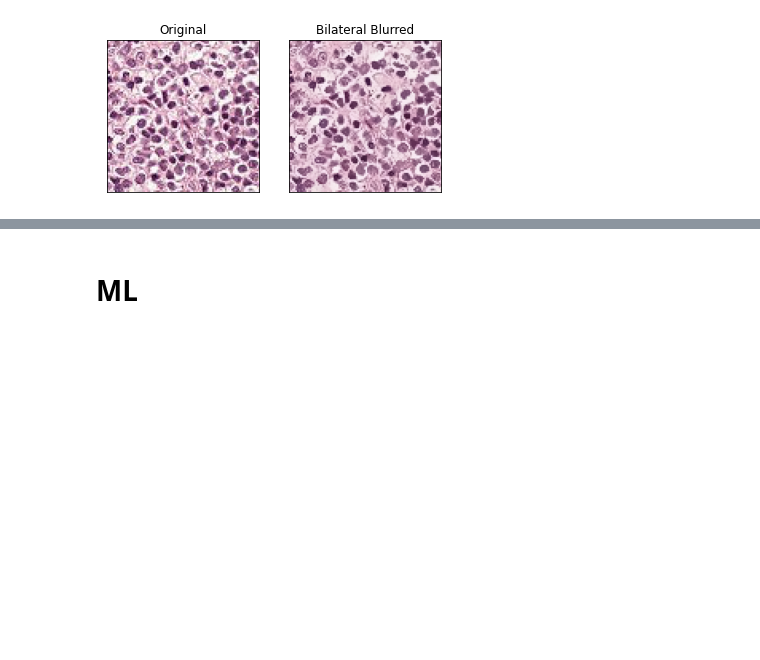
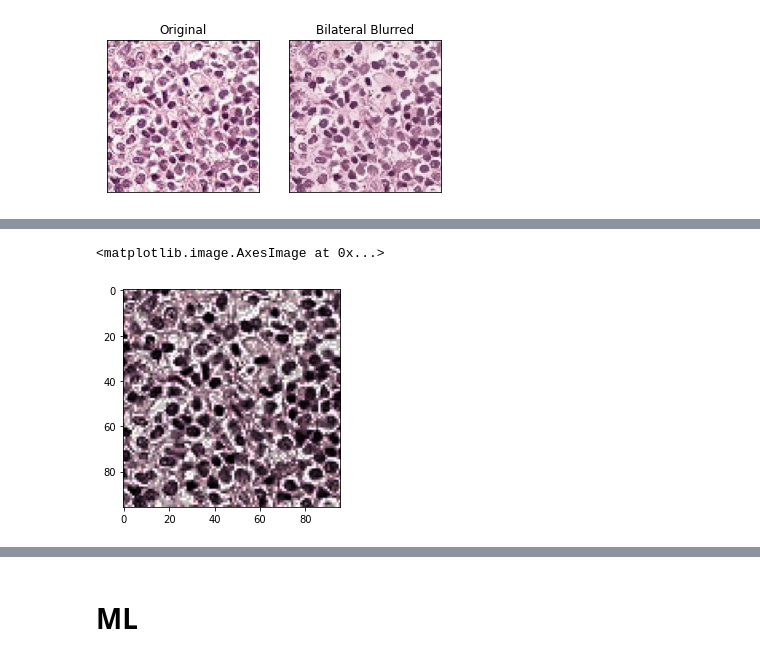
Before and after one commit to melody617/CS153-Computer-Vision, a Jupyter notebook: Trial Jupyter Notebooks/blur_contrast.ipynb, the cells around one changed output, grey strips where cells are left out. Cells and saved outputs as stored; diff of their text form; code cells hidden in the pictures; blank space fills up the shorter version.

```diff
--- a/blur.ipynb
+++ b/Trial Jupyter Notebooks/blur_contrast.ipynb
@@ -123,0 +158,13 @@ plt.show()
+# %%
+img_hsv = cv.cvtColor(test_photo_numpy, cv2.COLOR_RGB2HSV)
+
+# Histogram equalisation on the V-channel
+img_hsv[:, :, 2] = cv.equalizeHist(img_hsv[:, :, 2])
+
+# convert image back from HSV to RGB
+test_contrast = cv.cvtColor(img_hsv, cv2.COLOR_HSV2RGB)
+# %%
+plt.imshow(test_contrast)
+# %% [output]
+<matplotlib.image.AxesImage at 0x...>
+[figure, added]
```
Also changed, not shown: parts of 18 cells of this notebook, 39 other files.
